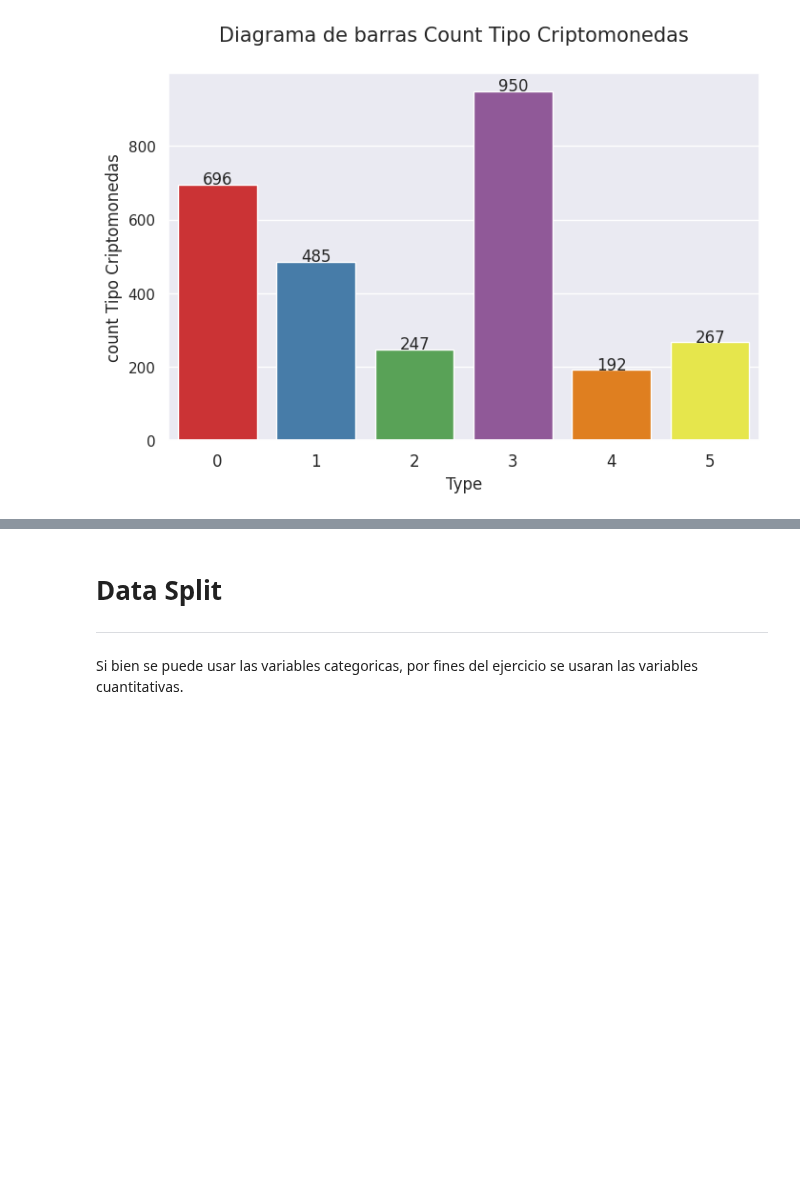
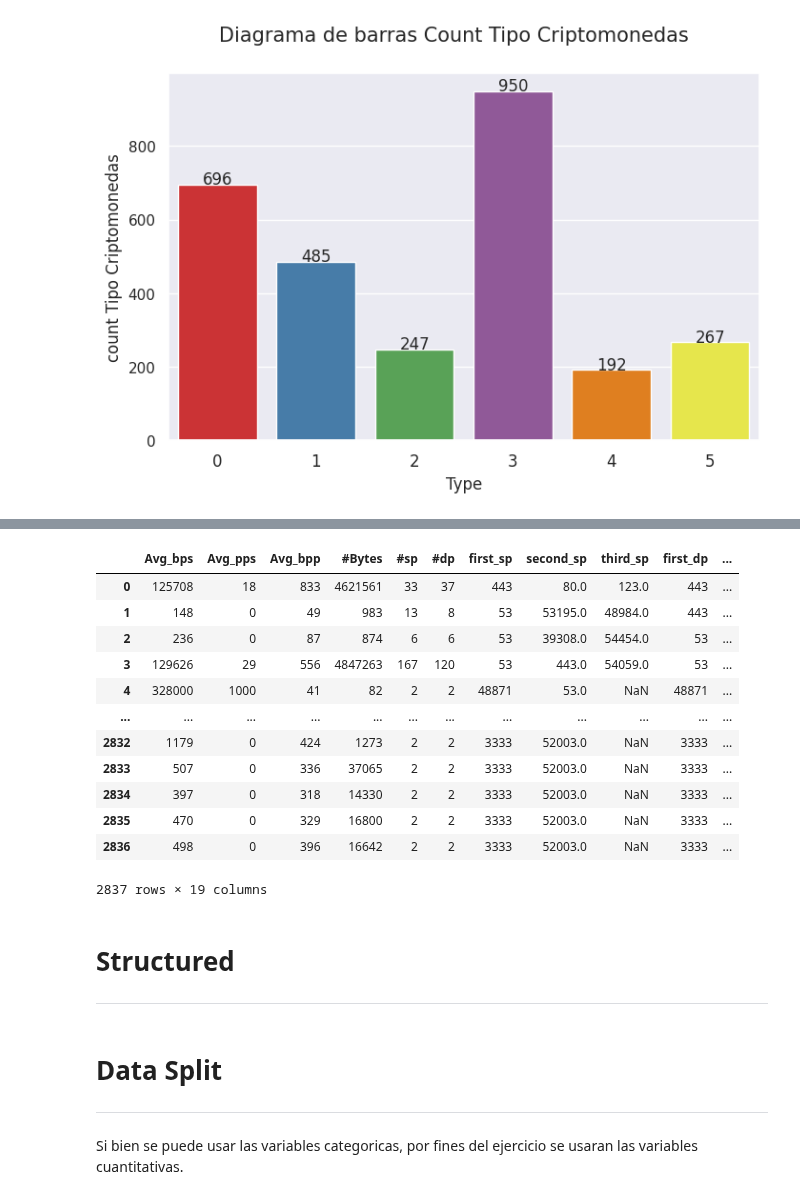
Before and after one commit to Kaiziferr/machine_learning, a Jupyter notebook: decision_tree/classify_bitcoin_and_litecoin_network_traffic.ipynb, the cells around one changed output, grey strips where cells are left out. Drawn from its saved outputs; the diff is of its cells as text; code cells hidden in the pictures; blank space fills up the shorter version.

```diff
--- a/decision_tree/classify_bitcoin_and_litecoin_network_traffic.ipynb
+++ b/decision_tree/classify_bitcoin_and_litecoin_network_traffic.ipynb
@@ -159,0 +175,19 @@ data_sample = data_sample.drop(['third_sp', 'third_dp'], axis=1)
+# %%
+data.iloc[:, 12:]
+# %% [output]
+|  | Avg_bps | Avg_pps | Avg_bpp | #Bytes | #sp | #dp | first_sp | second_sp | third_sp | first_dp | ... |
+| 0 | 125708 | 18 | 833 | 4621561 | 33 | 37 | 443 | 80.0 | 123.0 | 443 | ... |
+| 1 | 148 | 0 | 49 | 983 | 13 | 8 | 53 | 53195.0 | 48984.0 | 443 | ... |
+| 2 | 236 | 0 | 87 | 874 | 6 | 6 | 53 | 39308.0 | 54454.0 | 53 | ... |
+| 3 | 129626 | 29 | 556 | 4847263 | 167 | 120 | 53 | 443.0 | 54059.0 | 53 | ... |
+| 4 | 328000 | 1000 | 41 | 82 | 2 | 2 | 48871 | 53.0 | NaN | 48871 | ... |
+| ... | ... | ... | ... | ... | ... | ... | ... | ... | ... | ... | ... |
+| 2832 | 1179 | 0 | 424 | 1273 | 2 | 2 | 3333 | 52003.0 | NaN | 3333 | ... |
+| 2833 | 507 | 0 | 336 | 37065 | 2 | 2 | 3333 | 52003.0 | NaN | 3333 | ... |
+| 2834 | 397 | 0 | 318 | 14330 | 2 | 2 | 3333 | 52003.0 | NaN | 3333 | ... |
+| 2835 | 470 | 0 | 329 | 16800 | 2 | 2 | 3333 | 52003.0 | NaN | 3333 | ... |
+| 2836 | 498 | 0 | 396 | 16642 | 2 | 2 | 3333 | 52003.0 | NaN | 3333 | ... |
+2837 rows × 19 columns
+# %% [markdown]
+# **Structured**
+---
@@ -160,5 +212,5 @@ data_sample = data_sample.drop(['third_sp', 'third_dp'], axis=1)
 # %% [markdown]
-# Data Split
+# **Data Split**
 ---
 # %% [markdown]
 Si bien se puede usar las variables categoricas, por fines del ejercicio se usaran las variables cuantitativas.
```
Also changed, not shown: parts of 61 cells of this notebook.
